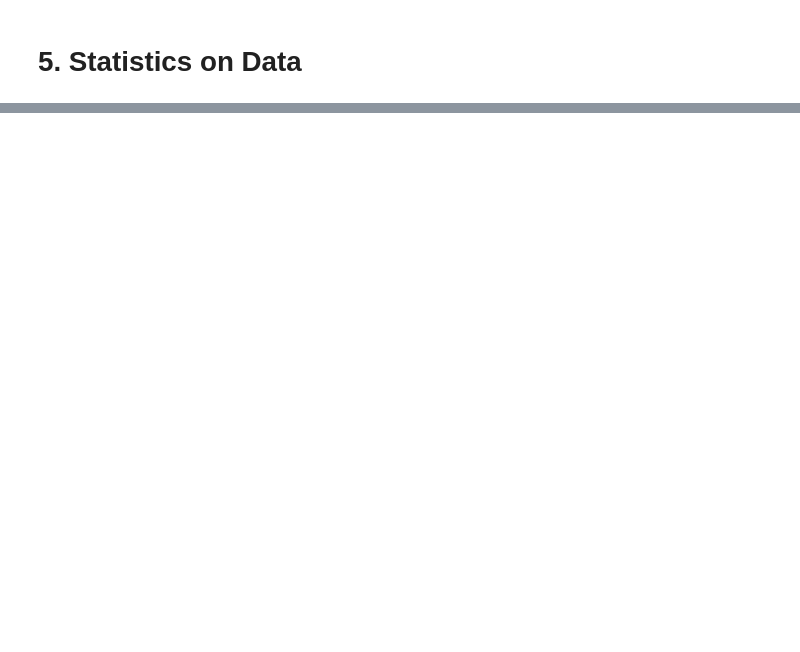
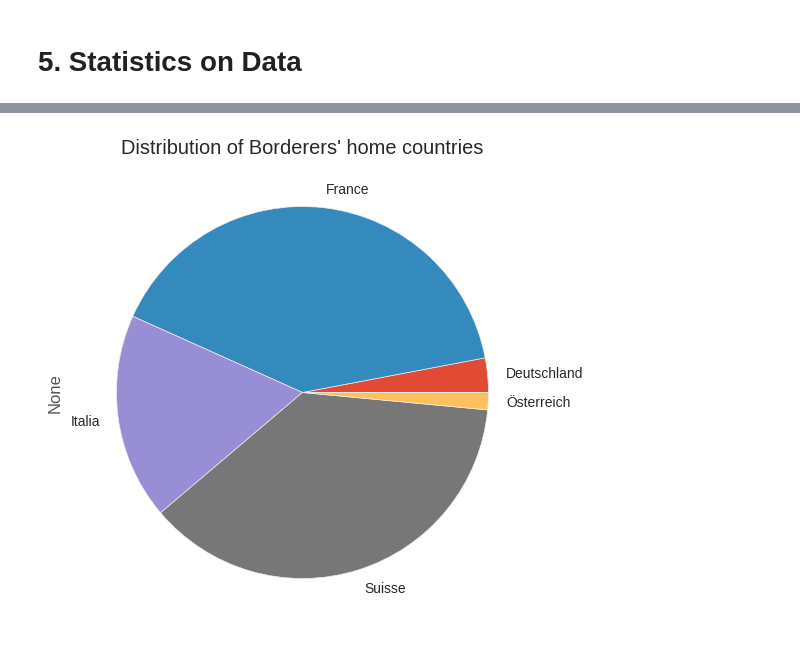
Before and after one commit to agpmilli/swissgeotweet, a Jupyter notebook: mobility-pattern/mobility-pattern.ipynb, the cells around one changed output, grey strips where cells are left out. Saved outputs shown, nothing was run; the diff lists cells and outputs as text; code cells hidden in the pictures; blank space fills up the shorter version.

```diff
--- a/mobility-pattern/mobility-pattern.ipynb
+++ b/mobility-pattern/mobility-pattern.ipynb
@@ -658,0 +738,9 @@ users.to_csv('users_final.csv', index=False)
+# %%
+grouped = borderers.groupby('homeCountry').size()
+
+plt.style.use('ggplot')
+grouped.plot.pie(figsize=(6,6), title="Distribution of Borderers' home countries")
+plt.savefig('borderersfromcountry.png')
+plt.show()
+# %% [output]
+[figure, added]
```
Also changed, not shown: parts of 33 cells of this notebook, 9 other files.
